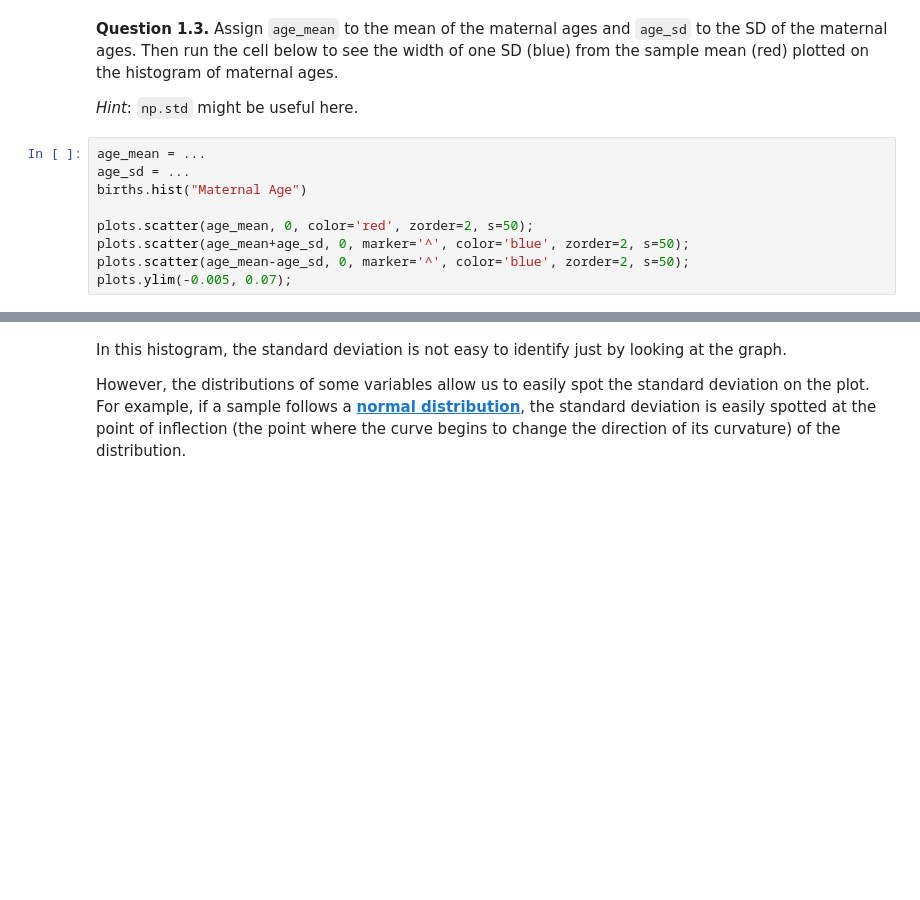
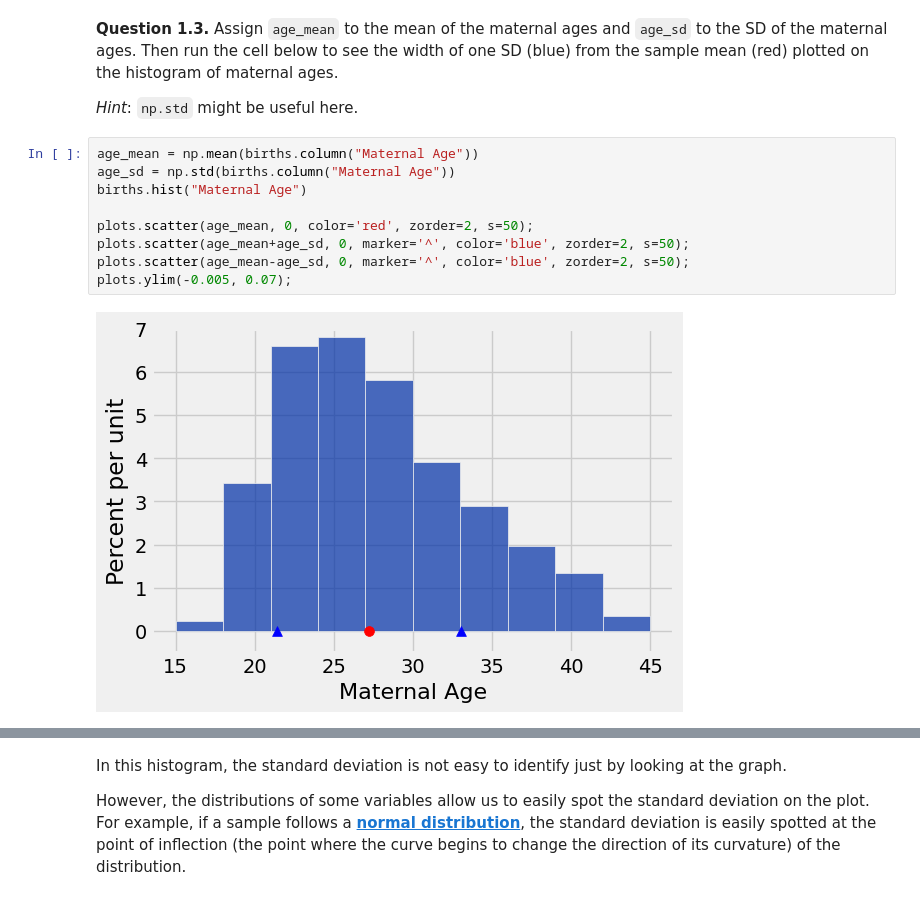
Before and after one commit to ivanduero1/broken_computer_arc, a Jupyter notebook: lab8/lab08.ipynb, the cells around one changed output, grey strips where cells are left out. Cells and saved outputs as stored; diff of their text form; blank space fills up the shorter version.

```diff
--- a/lab8/lab08.ipynb
+++ b/lab8/lab08.ipynb
@@ -62,13 +79,15 @@ You can read more about Variability and SD in [Chapter 14.2](https://inferential
 
 *Hint*: `np.std` might be useful here.
 # %%
-age_mean = ...
-age_sd = ...
+age_mean = np.mean(births.column("Maternal Age"))
+age_sd = np.std(births.column("Maternal Age"))
 births.hist("Maternal Age")
 
 plots.scatter(age_mean, 0, color='red', zorder=2, s=50);
 plots.scatter(age_mean+age_sd, 0, marker='^', color='blue', zorder=2, s=50);
 plots.scatter(age_mean-age_sd, 0, marker='^', color='blue', zorder=2, s=50);
 plots.ylim(-0.005, 0.07);
+# %% [output]
+[figure, added]
 # %%
 grader.check("q1_3")
```
Also changed, not shown: parts of 31 cells of this notebook, 2 other files.
